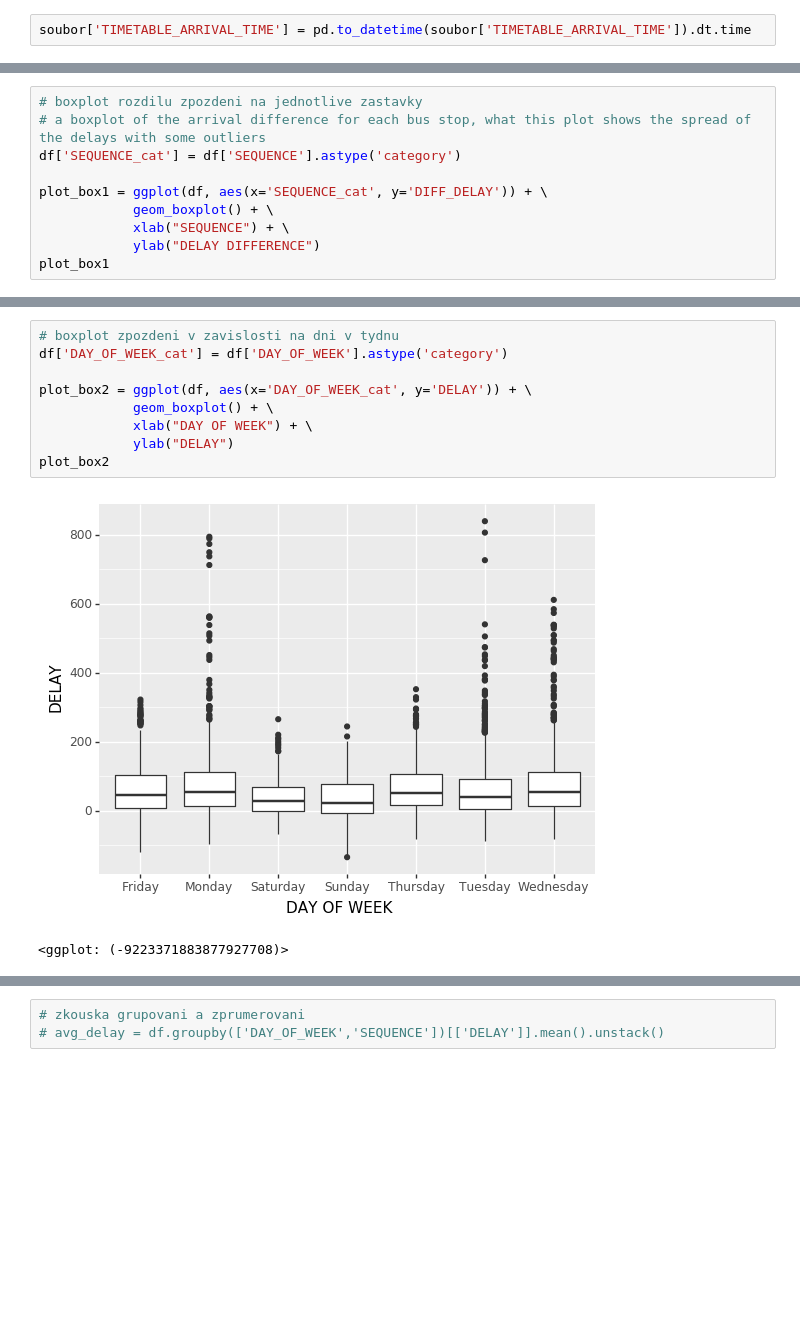
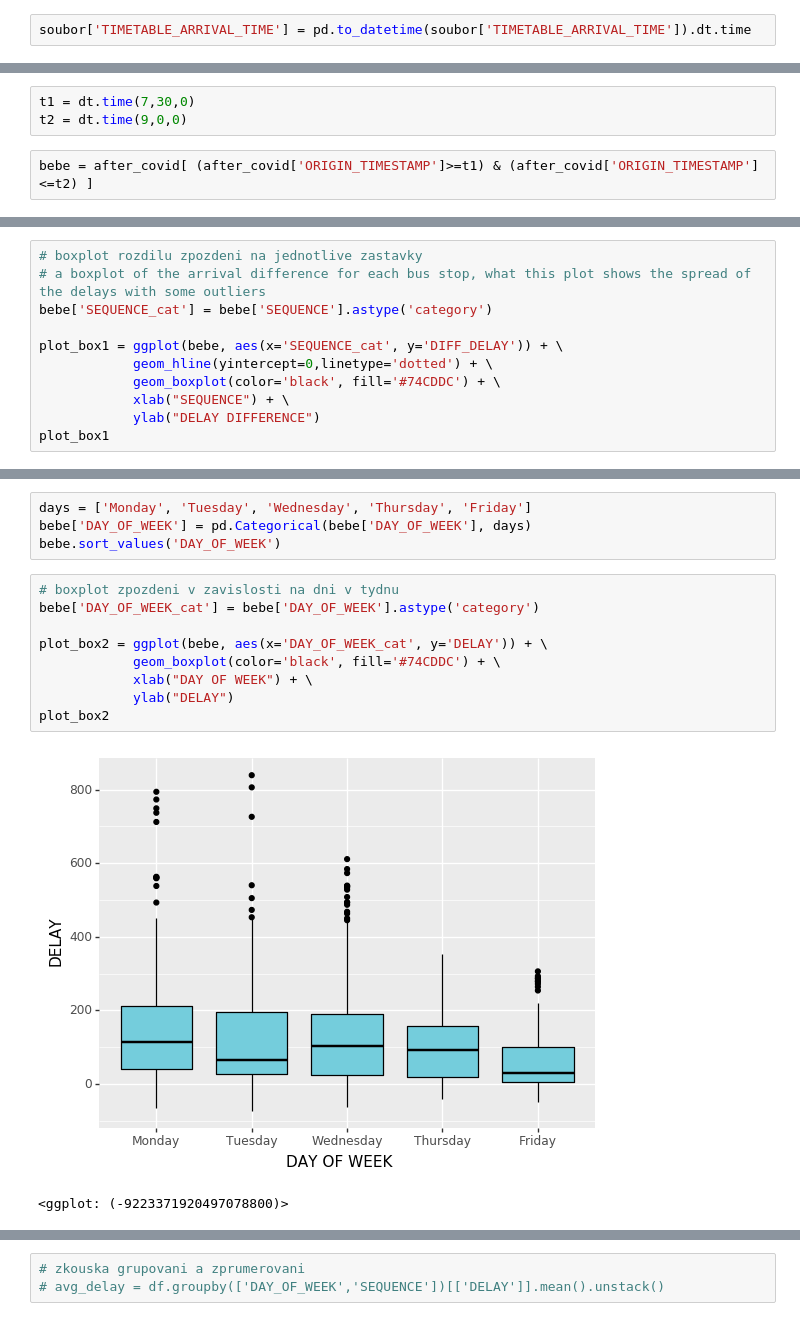
Before and after one commit to hrubajan/da_projekt_gol, a Jupyter notebook: graf_STAT.ipynb, the cells around one changed output, grey strips where cells are left out. Saved outputs shown, nothing was run; the diff lists cells and outputs as text; blank space fills up the shorter version.

```diff
--- a/graf_STAT.ipynb
+++ b/graf_STAT.ipynb
@@ -85,0 +95,5 @@ df = data
+# %%
+t1 = dt.time(7,30,0)
+t2 = dt.time(9,0,0)
+# %%
+bebe = after_covid[ (after_covid['ORIGIN_TIMESTAMP']>=t1) & (after_covid['ORIGIN_TIMESTAMP']<=t2) ]
@@ -136,10 +162,11 @@ plot_point2
 # %%
 # boxplot rozdilu zpozdeni na jednotlive zastavky
 # a boxplot of the arrival difference for each bus stop, what this plot shows the spread of the delays with some outliers
-df['SEQUENCE_cat'] = df['SEQUENCE'].astype('category')
+bebe['SEQUENCE_cat'] = bebe['SEQUENCE'].astype('category')
 
-plot_box1 = ggplot(df, aes(x='SEQUENCE_cat', y='DIFF_DELAY')) + \
-            geom_boxplot() + \
+plot_box1 = ggplot(bebe, aes(x='SEQUENCE_cat', y='DIFF_DELAY')) + \
+            geom_hline(yintercept=0,linetype='dotted') + \
+            geom_boxplot(color='black', fill='#74CDDC') + \
             xlab("SEQUENCE") + \
             ylab("DELAY DIFFERENCE")
 plot_box1
@@ -149,14 +176,18 @@ plot_box1
+# %%
+days = ['Monday', 'Tuesday', 'Wednesday', 'Thursday', 'Friday']
+bebe['DAY_OF_WEEK'] = pd.Categorical(bebe['DAY_OF_WEEK'], days)
+bebe.sort_values('DAY_OF_WEEK')
 # %%
 # boxplot zpozdeni v zavislosti na dni v tydnu
-df['DAY_OF_WEEK_cat'] = df['DAY_OF_WEEK'].astype('category')
+bebe['DAY_OF_WEEK_cat'] = bebe['DAY_OF_WEEK'].astype('category')
 
-plot_box2 = ggplot(df, aes(x='DAY_OF_WEEK_cat', y='DELAY')) + \
-            geom_boxplot() + \
+plot_box2 = ggplot(bebe, aes(x='DAY_OF_WEEK_cat', y='DELAY')) + \
+            geom_boxplot(color='black', fill='#74CDDC') + \
             xlab("DAY OF WEEK") + \
             ylab("DELAY")
 plot_box2
 # %% [output]
-[figure, old version]
+[figure, new version]
-<ggplot: (-9223371883877927708)>
+<ggplot: (-9223371920497078800)>
 # %%
 #
```
Also changed, not shown: parts of 28 cells of this notebook, 3 other files.
